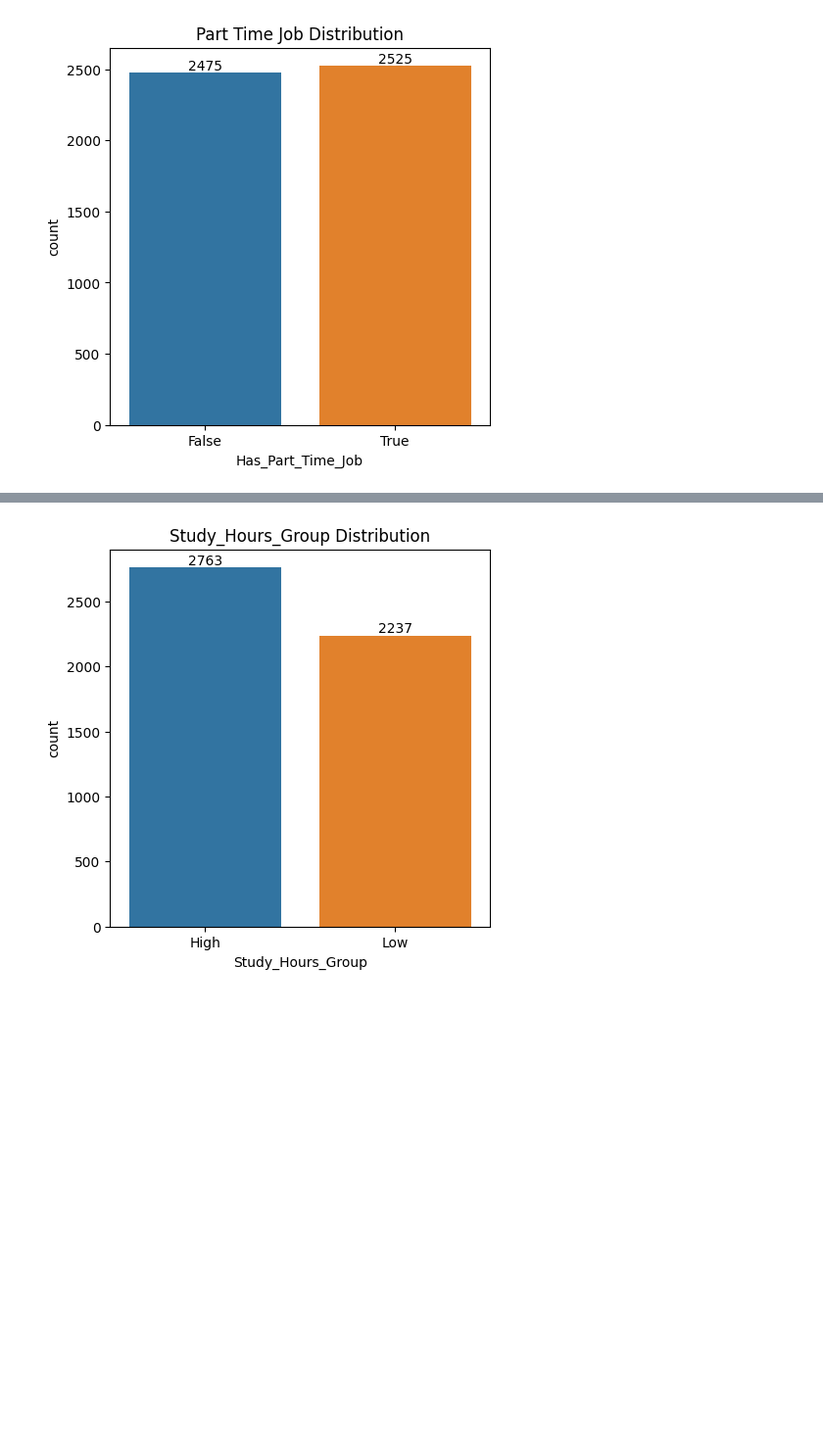
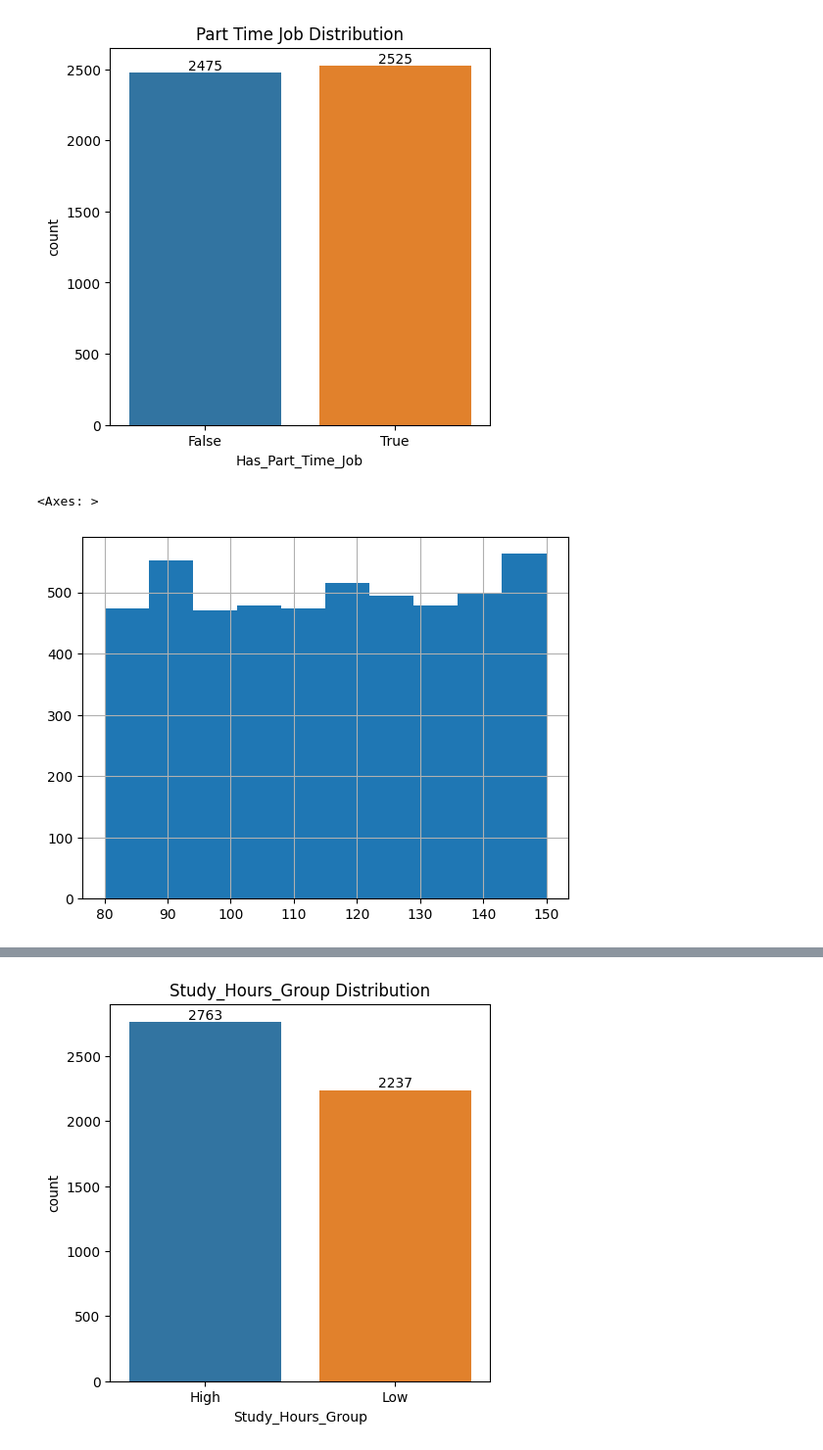
Before and after one commit to stanleyedward/dsc_eda, a Jupyter notebook: test.ipynb, the cells around one changed output, grey strips where cells are left out. Shown: that part at 98% size. Cells and saved outputs as stored; diff of their text form; code cells hidden in the pictures; blank space fills up the shorter version.

```diff
--- a/test.ipynb
+++ b/test.ipynb
@@ -101,3 +101,8 @@ plt.title("Part Time Job Distribution")
 plt.show()
 # %% [output]
 [figure]
+# %%
+df.IQ.hist()
+# %% [output]
+<Axes: >
+[figure, added]
```
Also changed, not shown: parts of 9 cells of this notebook.
